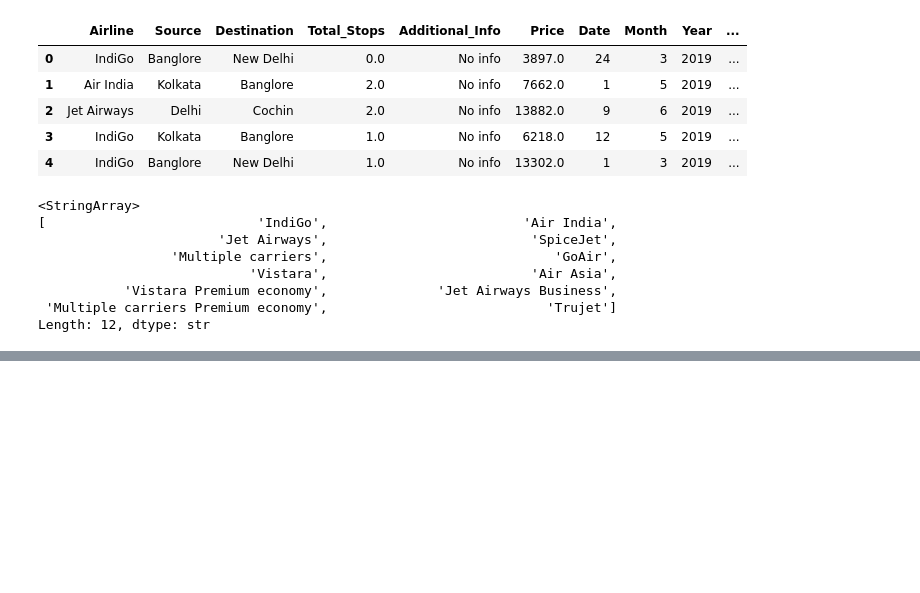
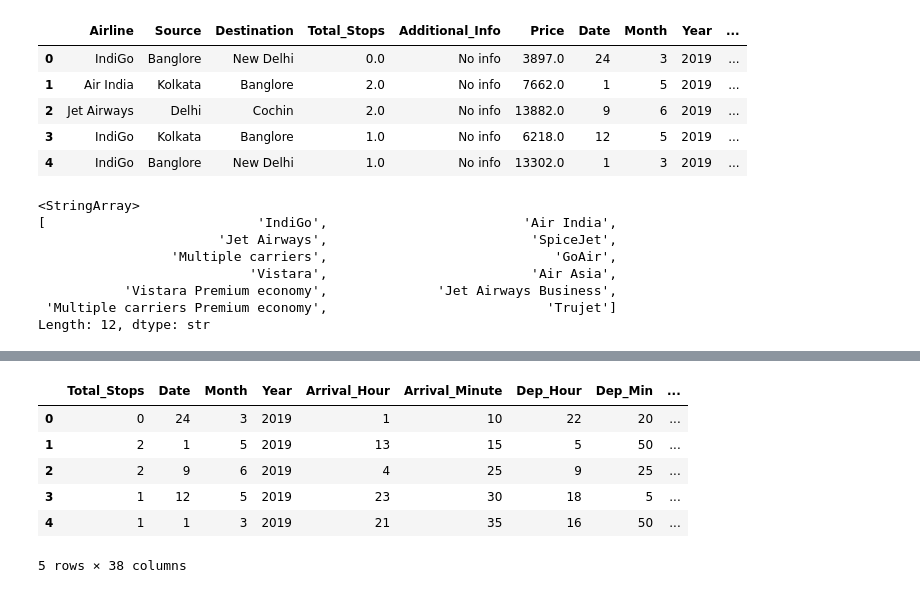
Before and after one commit to Devasiya/flight-price-analysis, a Jupyter notebook: flight_price_prediction.ipynb, the cells around one changed output, grey strips where cells are left out. Drawn from its saved outputs; the diff is of its cells as text; code cells hidden in the pictures; blank space fills up the shorter version.

Commit message:
training and comparing models

```diff
--- a/flight_price_prediction.ipynb
+++ b/flight_price_prediction.ipynb
@@ -530,6 +530,6 @@ labelencoder=LabelEncoder()
 # %%
-df['Airline']=labelencoder.fit_transform(df['Airline'])
-df['Source']=labelencoder.fit_transform(df['Source'])
-df['Destination']=labelencoder.fit_transform(df['Destination'])
-df['Additional_Info']=labelencoder.fit_transform(df['Additional_Info'])
-#here label encoding is done ,u can also do one hot encoding
+# df['Airline']=labelencoder.fit_transform(df['Airline'])
+# df['Source']=labelencoder.fit_transform(df['Source'])
+# df['Destination']=labelencoder.fit_transform(df['Destination'])
+# df['Additional_Info']=labelencoder.fit_transform(df['Additional_Info'])
+# #here label encoding is done ,u can also do one hot encoding
@@ -549,2 +536,2 @@ df.shape
 # %%
-pd.get_dummies(df,columns=['Airline','Source','Destination','Additional_Info'],drop_first=True)
+df = pd.get_dummies(df,columns=['Airline','Source','Destination','Additional_Info'],drop_first=True)
@@ -564,0 +548,18 @@ pd.get_dummies(df,columns=['Airline','Source','Destination','Additional_Info'],d
+# %%
+#separating the dataset iinto train and test
+train_df = df[df['Price'].notna()]
+test_df = df[df['Price'].isna()]
+# %%
+X = train_df.drop('Price', axis=1)
+y = train_df['Price']
+X = X.astype(int)
+# %%
+X.head()
+# %% [output]
+|  | Total_Stops | Date | Month | Year | Arrival_Hour | Arrival_Minute | Dep_Hour | Dep_Min | ... |
+| 0 | 0 | 24 | 3 | 2019 | 1 | 10 | 22 | 20 | ... |
+| 1 | 2 | 1 | 5 | 2019 | 13 | 15 | 5 | 50 | ... |
+| 2 | 2 | 9 | 6 | 2019 | 4 | 25 | 9 | 25 | ... |
+| 3 | 1 | 12 | 5 | 2019 | 23 | 30 | 18 | 5 | ... |
+| 4 | 1 | 1 | 3 | 2019 | 21 | 35 | 16 | 50 | ... |
+5 rows × 38 columns
```
Also changed, not shown: parts of 17 cells of this notebook.
